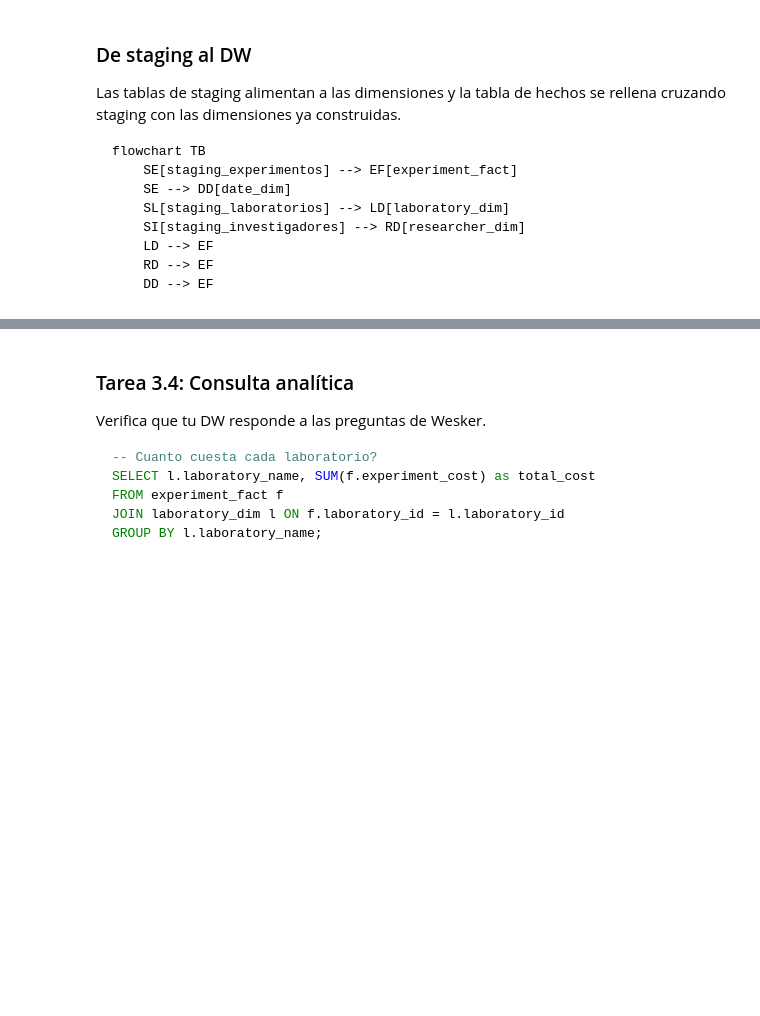
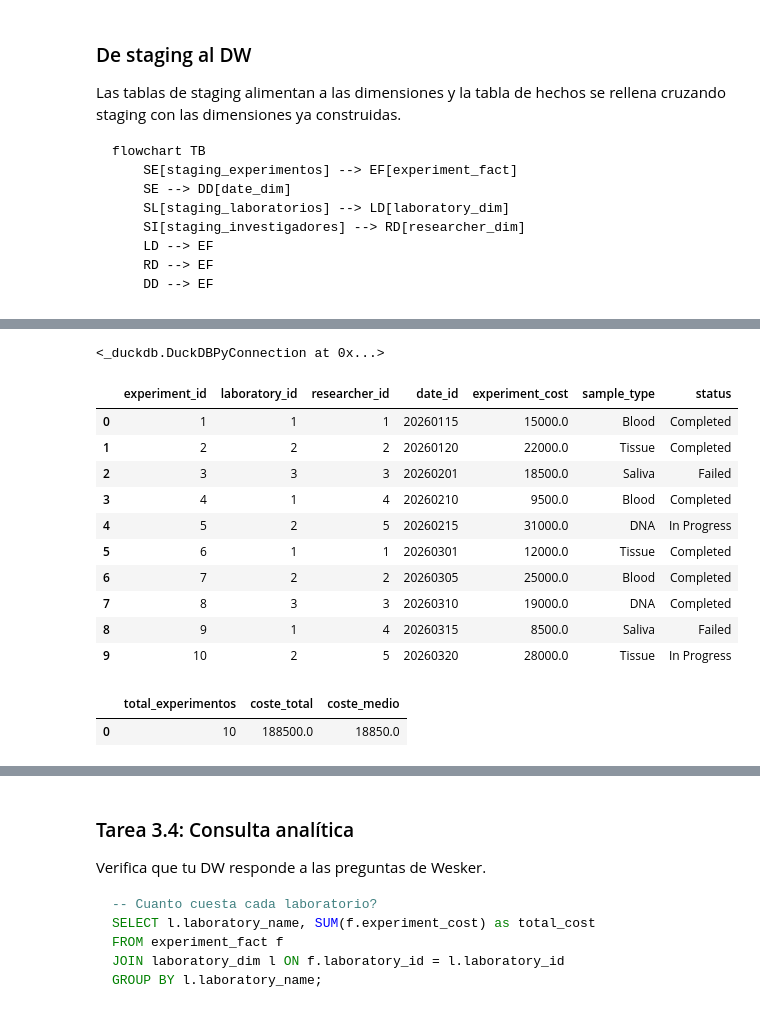
Before and after one commit to anto-rom/pontia-data-warehousing, a Jupyter notebook: 04_star_schema/notebook.ipynb, the cells around one changed output, grey strips where cells are left out. Saved outputs shown, nothing was run; the diff lists cells and outputs as text; code cells hidden in the pictures; blank space fills up the shorter version.

```diff
--- a/04_star_schema/notebook.ipynb
+++ b/04_star_schema/notebook.ipynb
@@ -266 +623,70 @@ flowchart TB
+# %%
+con.execute("""
+    INSERT INTO experiment_fact (
+        experiment_id,
+        laboratory_id,
+        researcher_id,
+        date_id,
+        experiment_cost,
+        sample_type,
+        status
+    )
+    SELECT
+        e.experiment_id,
+        l.laboratory_id,
+        r.researcher_id,
+
+        CAST(
+            STRFTIME(
+                CAST(e.experiment_date AS DATE),
+                '%Y%m%d'
+            ) AS INTEGER
+        ) AS date_id,
+
+        CAST(e.cost_eur AS DECIMAL(12,2)),
+        e.sample_type,
+        e.status
+
+    FROM staging_experimentos AS e
+
+    INNER JOIN laboratory_dim AS l
+        ON e.lab_name = l.laboratory_name
+
+    INNER JOIN researcher_dim AS r
+        ON e.researcher_name = r.researcher_name
+
+    INNER JOIN date_dim AS d
+        ON CAST(e.experiment_date AS DATE) = d.full_date;
+""")
+# %% [output]
+<_duckdb.DuckDBPyConnection at 0x...>
+# %%
+con.execute("""
+    SELECT *
+    FROM experiment_fact
+    ORDER BY experiment_id;
+""").df()
+# %% [output]
+|  | experiment_id | laboratory_id | researcher_id | date_id | experiment_cost | sample_type | status |
+| 0 | 1 | 1 | 1 | 20260115 | 15000.0 | Blood | Completed |
+| 1 | 2 | 2 | 2 | 20260120 | 22000.0 | Tissue | Completed |
+| 2 | 3 | 3 | 3 | 20260201 | 18500.0 | Saliva | Failed |
+| 3 | 4 | 1 | 4 | 20260210 | 9500.0 | Blood | Completed |
+| 4 | 5 | 2 | 5 | 20260215 | 31000.0 | DNA | In Progress |
+| 5 | 6 | 1 | 1 | 20260301 | 12000.0 | Tissue | Completed |
+| 6 | 7 | 2 | 2 | 20260305 | 25000.0 | Blood | Completed |
+| 7 | 8 | 3 | 3 | 20260310 | 19000.0 | DNA | Completed |
+| 8 | 9 | 1 | 4 | 20260315 | 8500.0 | Saliva | Failed |
+| 9 | 10 | 2 | 5 | 20260320 | 28000.0 | Tissue | In Progress |
+# %%
+con.execute("""
+    SELECT
+        COUNT(*) AS total_experimentos,
+        SUM(experiment_cost) AS coste_total,
+        AVG(experiment_cost) AS coste_medio
+    FROM experiment_fact;
+""").df()
+# %% [output]
+|  | total_experimentos | coste_total | coste_medio |
+| 0 | 10 | 188500.0 | 18850.0 |
 # %%
```
Also changed, not shown: parts of 25 cells of this notebook, 1 other file.
